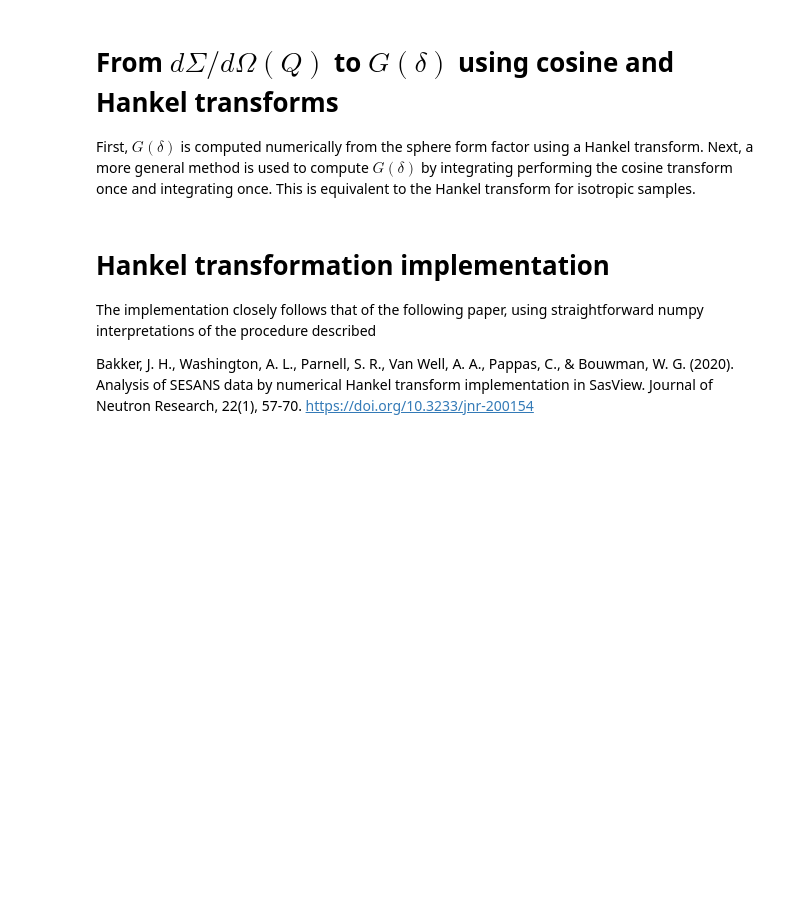
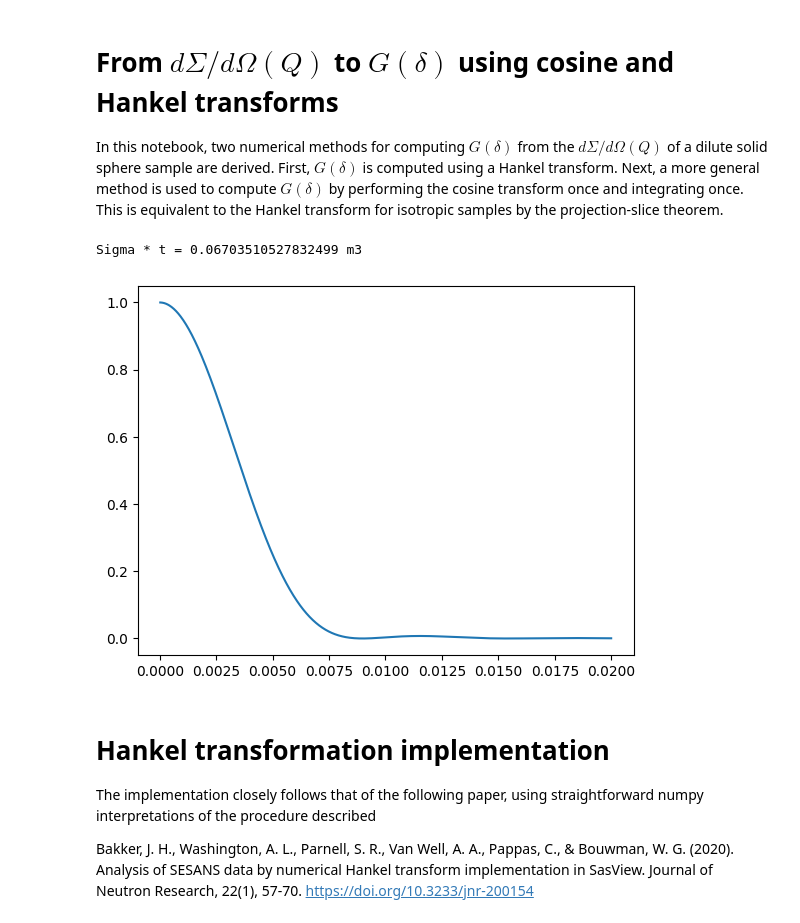
Before and after one commit to McStasMcXtrace/semsans, a Jupyter notebook: numerical-G.ipynb, the cells around one changed output. Cells and saved outputs as stored; diff of their text form; code cells hidden in the pictures; blank space fills up the shorter version.

Commit message:
Cleaned up numerical-G and integrated real sample Sigma * t into calculations of absolute G

```diff
--- a/numerical-G.ipynb
+++ b/numerical-G.ipynb
@@ -1,6 +1,6 @@
 # %% [markdown]
 # From $d\Sigma/d\Omega(Q)$ to $G(\delta)$ using cosine and Hankel transforms
-First, $G(\delta)$ is computed numerically from the sphere form factor using a Hankel transform. Next, a more general method is used to compute $G(\delta)$ by integrating performing the cosine transform once and integrating once. This is equivalent to the Hankel transform for isotropic samples.
+In this notebook, two numerical methods for computing $G(\delta)$ from the $d\Sigma/d\Omega(Q)$ of a dilute solid sphere sample are derived.  First, $G(\delta)$ is computed using a Hankel transform. Next, a more general method is used to compute $G(\delta)$ by performing the cosine transform once and integrating once. This is equivalent to the Hankel transform for isotropic samples by the projection-slice theorem.
 # %%
 import numpy as np
 import matplotlib.pyplot as plt
@@ -12,18 +12,23 @@ def form_factor(Q, R):
 # %%
 # Sample volume thickness
 t = 10e-3 # m
 # Radius of sphere, equal to 1 um but expressed in AA
 # Volume ratio
 phi = 0.015
 delta_rho = 1.8e10 * (1e2) ** 2 # 1/m^2 (?)
 wavelength = 4.321e-10 # m
 
-R =50e-9
+R = 50e-9
 Q_min = 0.01 / R
 Q_max = 10 / R
 Q = np.linspace(Q_min, Q_max, 1000)
 ff = form_factor(Q,R)
+sigma_an = s_t(R,t,wavelength,phi,delta_rho)
 plt.plot(Q * 1e-10, ff)
+print(f"Sigma * t = {sigma_an} m3")
+# %% [output]
+Sigma * t = 0.06703510527832499 m3
+[figure, added]
 # %% [markdown]
 # Hankel transformation implementation
 The implementation closely follows that of the following paper, using straightforward numpy interpretations of the procedure described
```
Also changed, not shown: parts of 20 cells of this notebook.
